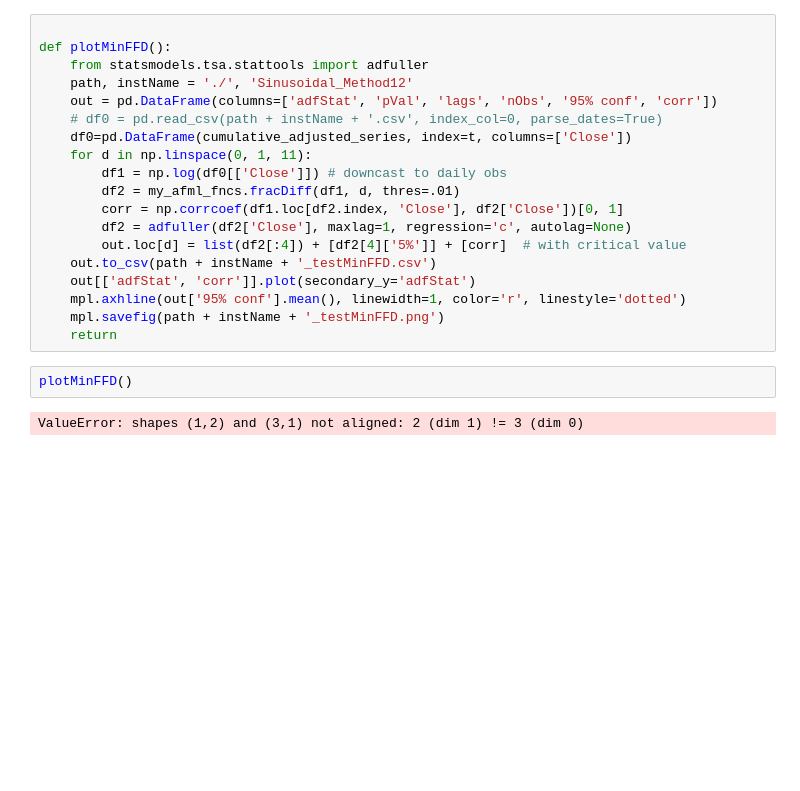
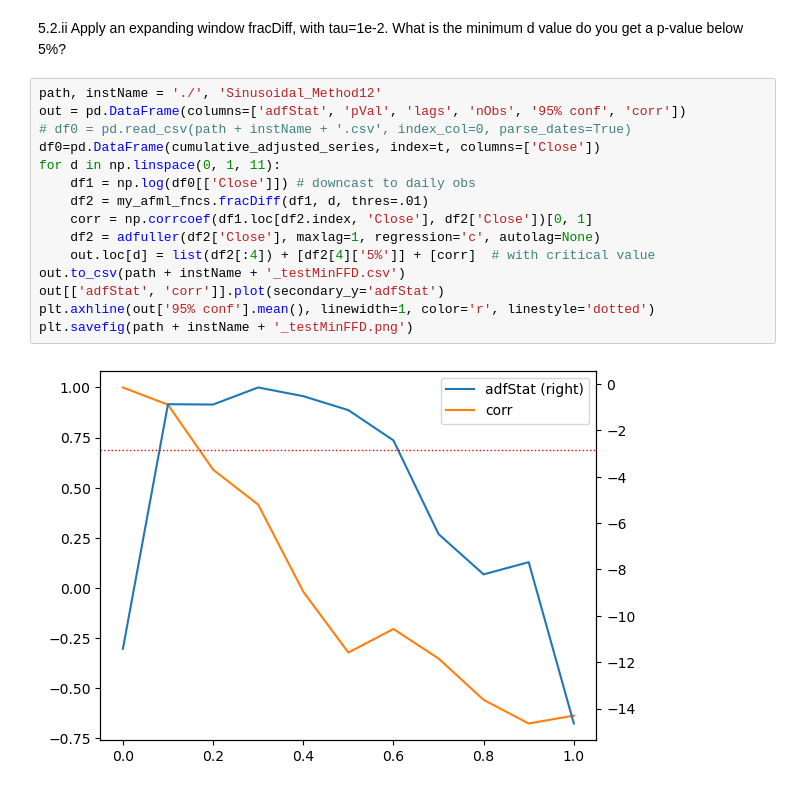
Before and after one commit to slothkins/AFML, a Jupyter notebook: 5.ipynb, the cells around one changed output. Cells and saved outputs as stored; diff of their text form; blank space fills up the shorter version.

```diff
--- a/5.ipynb
+++ b/5.ipynb
@@ -81,23 +93,19 @@ plt.show()
+# %% [markdown]
+5.2.ii Apply an expanding window fracDiff, with tau=1e-2. What is the minimum d value do you get a p-value below 5%?
 # %%
-
-def plotMinFFD():
-    from statsmodels.tsa.stattools import adfuller
-    path, instName = './', 'Sinusoidal_Method12'
-    out = pd.DataFrame(columns=['adfStat', 'pVal', 'lags', 'nObs', '95% conf', 'corr'])
-    # df0 = pd.read_csv(path + instName + '.csv', index_col=0, parse_dates=True)
-    df0=pd.DataFrame(cumulative_adjusted_series, index=t, columns=['Close'])
-    for d in np.linspace(0, 1, 11):
-        df1 = np.log(df0[['Close']]) # downcast to daily obs
-        df2 = my_afml_fncs.fracDiff(df1, d, thres=.01)
-        corr = np.corrcoef(df1.loc[df2.index, 'Close'], df2['Close'])[0, 1]
-        df2 = adfuller(df2['Close'], maxlag=1, regression='c', autolag=None)
-        out.loc[d] = list(df2[:4]) + [df2[4]['5%']] + [corr]  # with critical value
-    out.to_csv(path + instName + '_testMinFFD.csv')
-    out[['adfStat', 'corr']].plot(secondary_y='adfStat')
-    mpl.axhline(out['95% conf'].mean(), linewidth=1, color='r', linestyle='dotted')
-    mpl.savefig(path + instName + '_testMinFFD.png')
-    return
+path, instName = './', 'Sinusoidal_Method12'
+out = pd.DataFrame(columns=['adfStat', 'pVal', 'lags', 'nObs', '95% conf', 'corr'])
+# df0 = pd.read_csv(path + instName + '.csv', index_col=0, parse_dates=True)
+df0=pd.DataFrame(cumulative_adjusted_series, index=t, columns=['Close'])
+for d in np.linspace(0, 1, 11):
+    df1 = np.log(df0[['Close']]) # downcast to daily obs
+    df2 = my_afml_fncs.fracDiff(df1, d, thres=.01)
+    corr = np.corrcoef(df1.loc[df2.index, 'Close'], df2['Close'])[0, 1]
+    df2 = adfuller(df2['Close'], maxlag=1, regression='c', autolag=None)
+    out.loc[d] = list(df2[:4]) + [df2[4]['5%']] + [corr]  # with critical value
+out.to_csv(path + instName + '_testMinFFD.csv')
+out[['adfStat', 'corr']].plot(secondary_y='adfStat')
+plt.axhline(out['95% conf'].mean(), linewidth=1, color='r', linestyle='dotted')
+plt.savefig(path + instName + '_testMinFFD.png')
+# %% [output]
+[figure, added]
-# %%
-plotMinFFD()
-# %% [output]
-ValueError: shapes (1,2) and (3,1) not aligned: 2 (dim 1) != 3 (dim 0)
```
Also changed, not shown: parts of 25 cells of this notebook, 1 other file.
